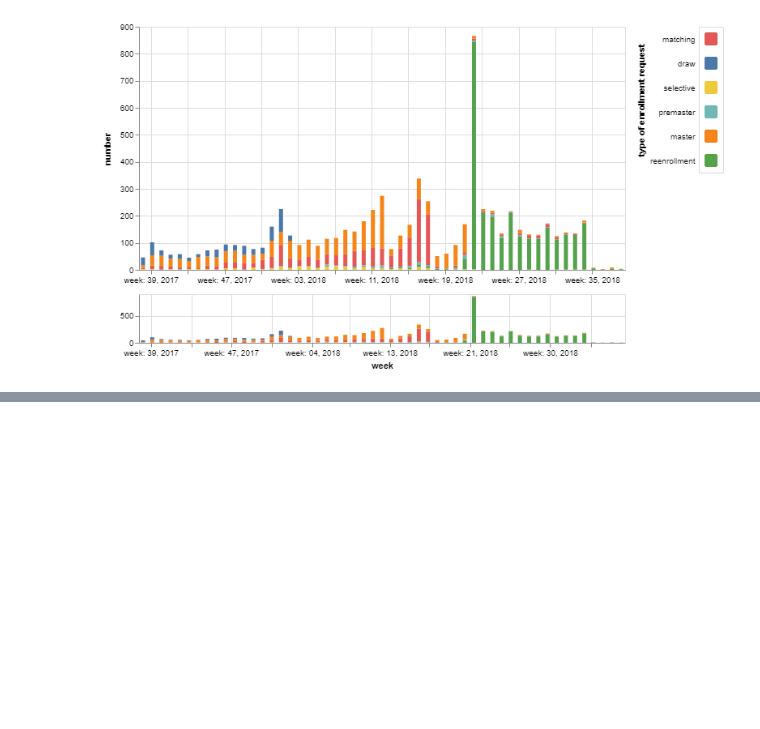
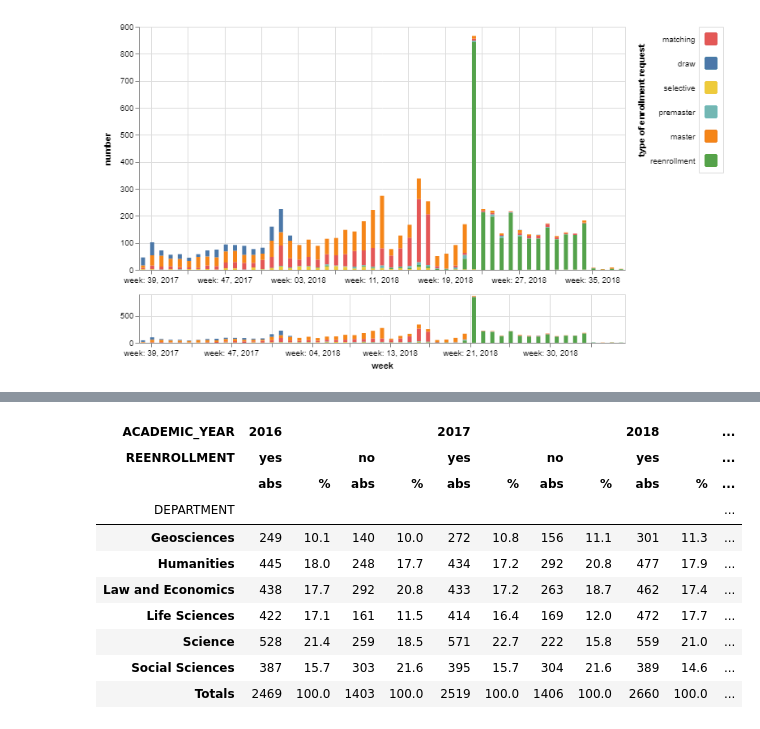
Before and after one commit to lcvriend/laserbeans, a Jupyter notebook: example.ipynb, the cells around one changed output, grey strips where cells are left out. Saved outputs shown, nothing was run; the diff lists cells and outputs as text; code cells hidden in the pictures; blank space fills up the shorter version.

Commit message:
Add crosstab_f example to notebook

```diff
--- a/example.ipynb
+++ b/example.ipynb
@@ -36,0 +40,19 @@ chrt.generate_chart(df_rpw, 'number', 'type of enrollment request',
+# %%
+qry = """STATUS == 'active'"""
+
+df_ct = tbl.crosstab_f(df.query(qry), 'DEPARTMENT', ['ACADEMIC_YEAR', 'REENROLLMENT'],
+                       totals_col=False, perc_cols=True, perc_axis=1)
+
+tbl.FancyTable(df_ct).display()
+# %% [output]
+| ACADEMIC_YEAR | 2016 |  |  |  | 2017 |  |  |  | 2018 |  | ... |
+| REENROLLMENT | yes |  | no |  | yes |  | no |  | yes |  | ... |
+|  | abs | % | abs | % | abs | % | abs | % | abs | % | ... |
+| DEPARTMENT |  |  |  |  |  |  |  |  |  |  | ... |
+| Geosciences | 249 | 10.1 | 140 | 10.0 | 272 | 10.8 | 156 | 11.1 | 301 | 11.3 | ... |
+| Humanities | 445 | 18.0 | 248 | 17.7 | 434 | 17.2 | 292 | 20.8 | 477 | 17.9 | ... |
+| Law and Economics | 438 | 17.7 | 292 | 20.8 | 433 | 17.2 | 263 | 18.7 | 462 | 17.4 | ... |
+| Life Sciences | 422 | 17.1 | 161 | 11.5 | 414 | 16.4 | 169 | 12.0 | 472 | 17.7 | ... |
+| Science | 528 | 21.4 | 259 | 18.5 | 571 | 22.7 | 222 | 15.8 | 559 | 21.0 | ... |
+| Social Sciences | 387 | 15.7 | 303 | 21.6 | 395 | 15.7 | 304 | 21.6 | 389 | 14.6 | ... |
+| Totals | 2469 | 100.0 | 1403 | 100.0 | 2519 | 100.0 | 1406 | 100.0 | 2660 | 100.0 | ... |
```
Also changed, not shown: parts of 1 cell of this notebook.
